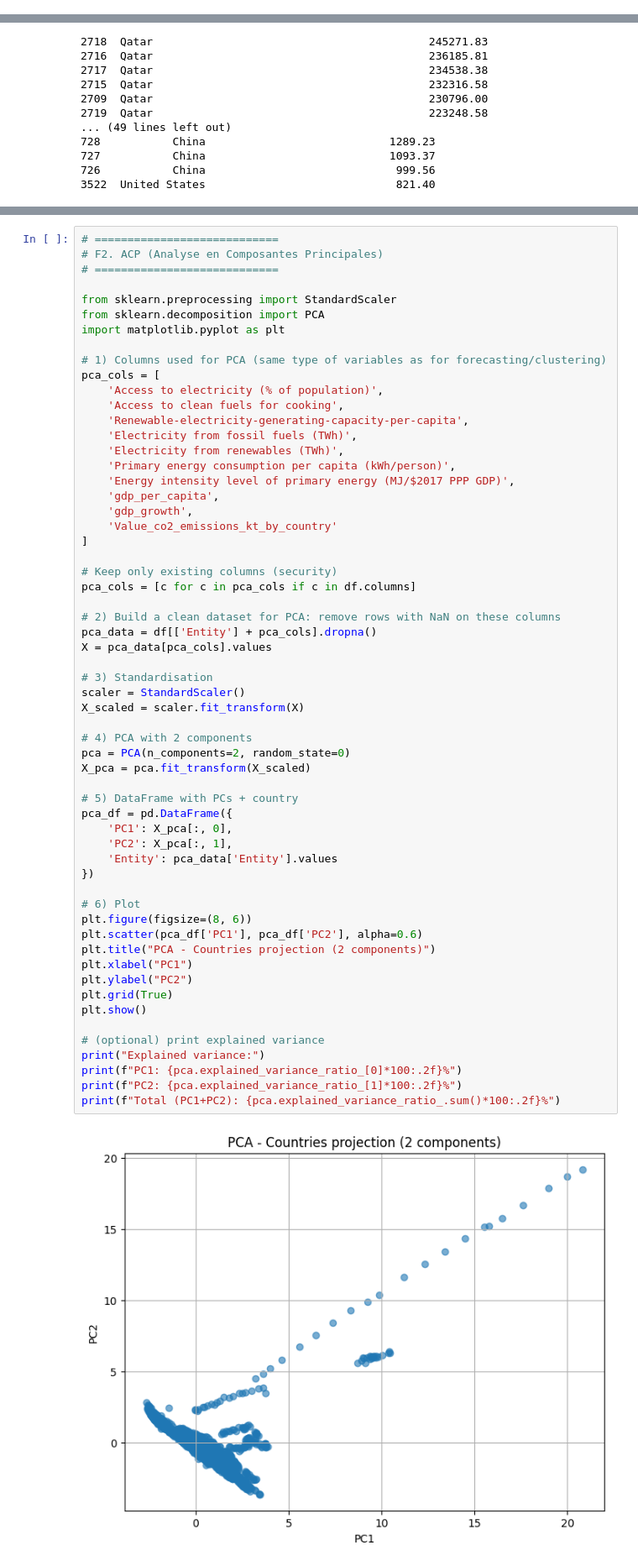
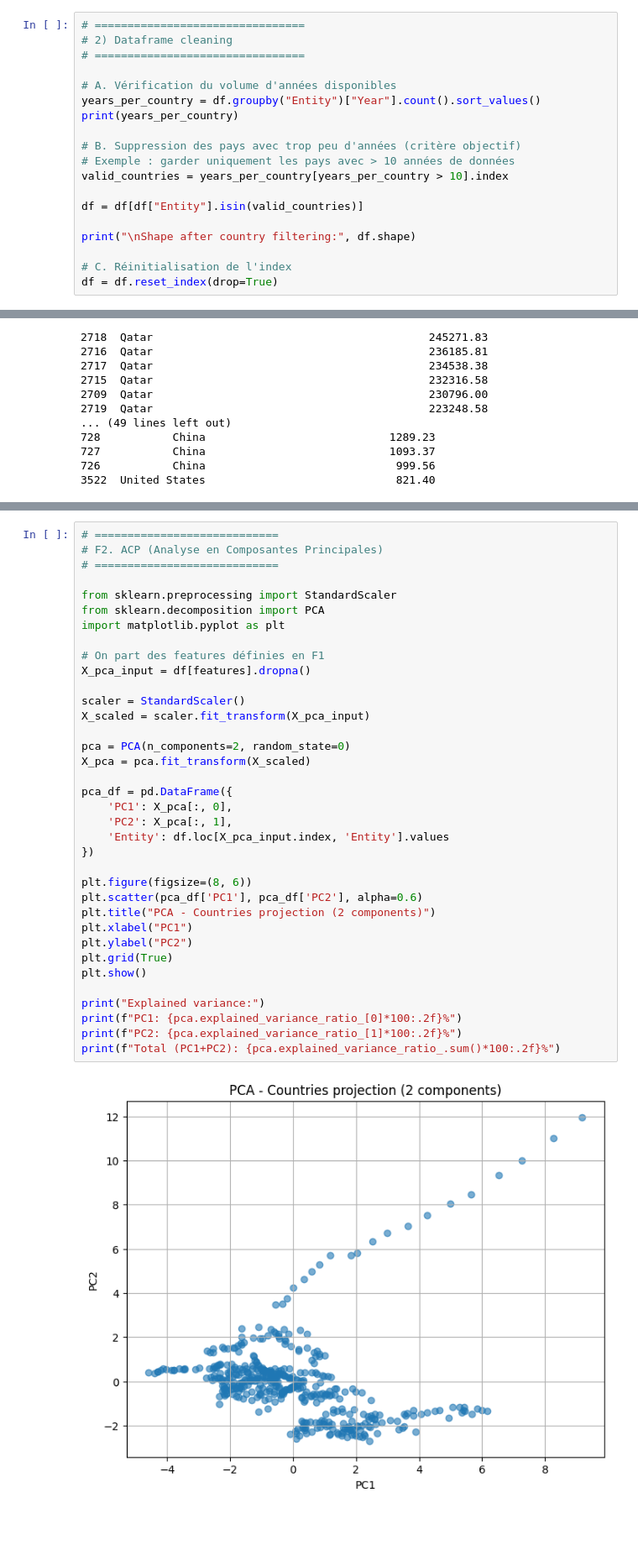
Before and after one commit to WillPG4/MachineLearning, a Jupyter notebook: Projet.ipynb, the cells around one changed output, grey strips where cells are left out. Shown at 84% size. Drawn from its saved outputs; the diff is of its cells as text; blank space fills up the shorter version.

```diff
--- a/Projet.ipynb
+++ b/Projet.ipynb
@@ -103,0 +80,19 @@ dtype: int64
+# %%
+# ================================
+# 2) Dataframe cleaning
+# ================================
+
+# A. Vérification du volume d'années disponibles
+years_per_country = df.groupby("Entity")["Year"].count().sort_values()
+print(years_per_country)
+
+# B. Suppression des pays avec trop peu d'années (critère objectif)
+# Exemple : garder uniquement les pays avec > 10 années de données
+valid_countries = years_per_country[years_per_country > 10].index
+
+df = df[df["Entity"].isin(valid_countries)]
+
+print("\nShape after country filtering:", df.shape)
+
+# C. Réinitialisation de l'index
+df = df.reset_index(drop=True)
@@ -349,60 +432,37 @@ Premières colonnes : ['Year', 'Access to clean fuels for cooking', 'Renewable-e
 # F2. ACP (Analyse en Composantes Principales)
 # ============================
 
 from sklearn.preprocessing import StandardScaler
 from sklearn.decomposition import PCA
 import matplotlib.pyplot as plt
 
-# 1) Columns used for PCA (same type of variables as for forecasting/clustering)
-pca_cols = [
-    'Access to electricity (% of population)',
-    'Access to clean fuels for cooking',
-    'Renewable-electricity-generating-capacity-per-capita',
-    'Electricity from fossil fuels (TWh)',
-    'Electricity from renewables (TWh)',
-    'Primary energy consumption per capita (kWh/person)',
-    'Energy intensity level of primary energy (MJ/$2017 PPP GDP)',
-    'gdp_per_capita',
-    'gdp_growth',
-    'Value_co2_emissions_kt_by_country'
-]
+# On part des features définies en F1
+X_pca_input = df[features].dropna()
 
-# Keep only existing columns (security)
-pca_cols = [c for c in pca_cols if c in df.columns]
+scaler = StandardScaler()
+X_scaled = scaler.fit_transform(X_pca_input)
 
-# 2) Build a clean dataset for PCA: remove rows with NaN on these columns
-pca_data = df[['Entity'] + pca_cols].dropna()
-X = pca_data[pca_cols].values
-
-# 3) Standardisation
-scaler = StandardScaler()
-X_scaled = scaler.fit_transform(X)
-
-# 4) PCA with 2 components
 pca = PCA(n_components=2, random_state=0)
 X_pca = pca.fit_transform(X_scaled)
 
-# 5) DataFrame with PCs + country
 pca_df = pd.DataFrame({
     'PC1': X_pca[:, 0],
     'PC2': X_pca[:, 1],
-    'Entity': pca_data['Entity'].values
+    'Entity': df.loc[X_pca_input.index, 'Entity'].values
 })
 
-# 6) Plot
 plt.figure(figsize=(8, 6))
 plt.scatter(pca_df['PC1'], pca_df['PC2'], alpha=0.6)
 plt.title("PCA - Countries projection (2 components)")
 plt.xlabel("PC1")
 plt.ylabel("PC2")
 plt.grid(True)
 plt.show()
 
-# (optional) print explained variance
 print("Explained variance:")
 print(f"PC1: {pca.explained_variance_ratio_[0]*100:.2f}%")
 print(f"PC2: {pca.explained_variance_ratio_[1]*100:.2f}%")
 print(f"Total (PC1+PC2): {pca.explained_variance_ratio_.sum()*100:.2f}%")
 # %% [output]
-[figure, old version]
+[figure, new version]
 Explained variance:
```
Also changed, not shown: parts of 9 cells of this notebook.
